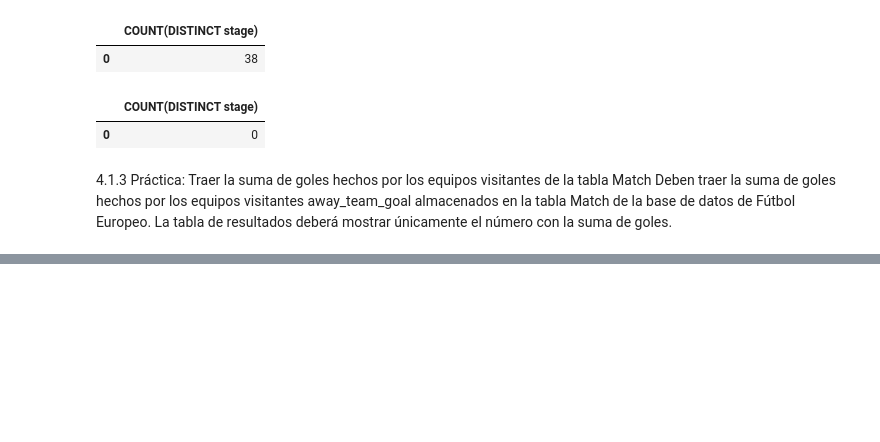
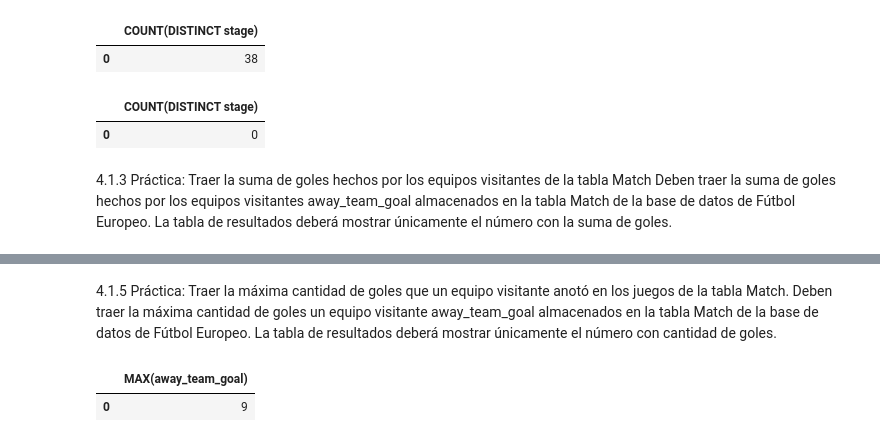
Before and after one commit to hospinabgit/Colab_Tech, a Jupyter notebook: Taller_SQL.ipynb, the cells around one changed output, grey strips where cells are left out. Saved outputs shown, nothing was run; the diff lists cells and outputs as text; code cells hidden in the pictures; blank space fills up the shorter version.

```diff
--- a/Taller_SQL.ipynb
+++ b/Taller_SQL.ipynb
@@ -355,0 +382,14 @@ Deben traer la suma de goles hechos por los equipos visitantes away_team_goal al
+# %% [markdown]
+4.1.5 Práctica: Traer la máxima cantidad de goles que un equipo visitante anotó en los juegos de la tabla Match.
+Deben traer la máxima cantidad de goles un equipo visitante away_team_goal almacenados en la tabla Match de la base de datos de Fútbol Europeo. La tabla de resultados deberá mostrar únicamente el número con cantidad de goles.
+# %%
+#Ingrese la la consulta SQL entre un par de 3 comillas dobles: """consulta SQL""" después de la palabra query =
+
+query = """ SELECT MAX(away_team_goal) FROM Match"""
+
+#No modificar lo siguiente:
+max_teamgoals = pd.read_sql(query, conn)
+max_teamgoals
+# %% [output]
+|  | MAX(away_team_goal) |
+| 0 | 9 |
```
Also changed, not shown: parts of 5 cells of this notebook.
